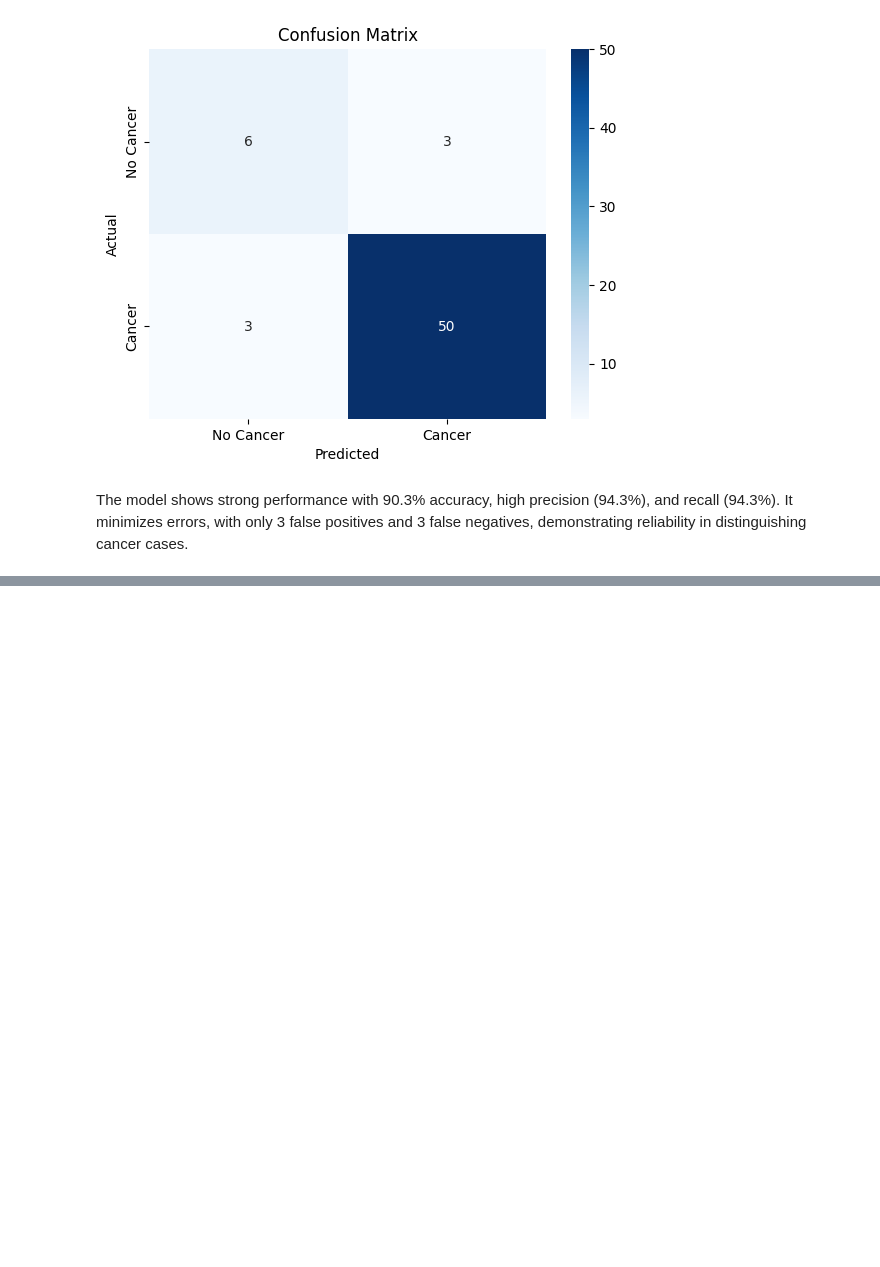
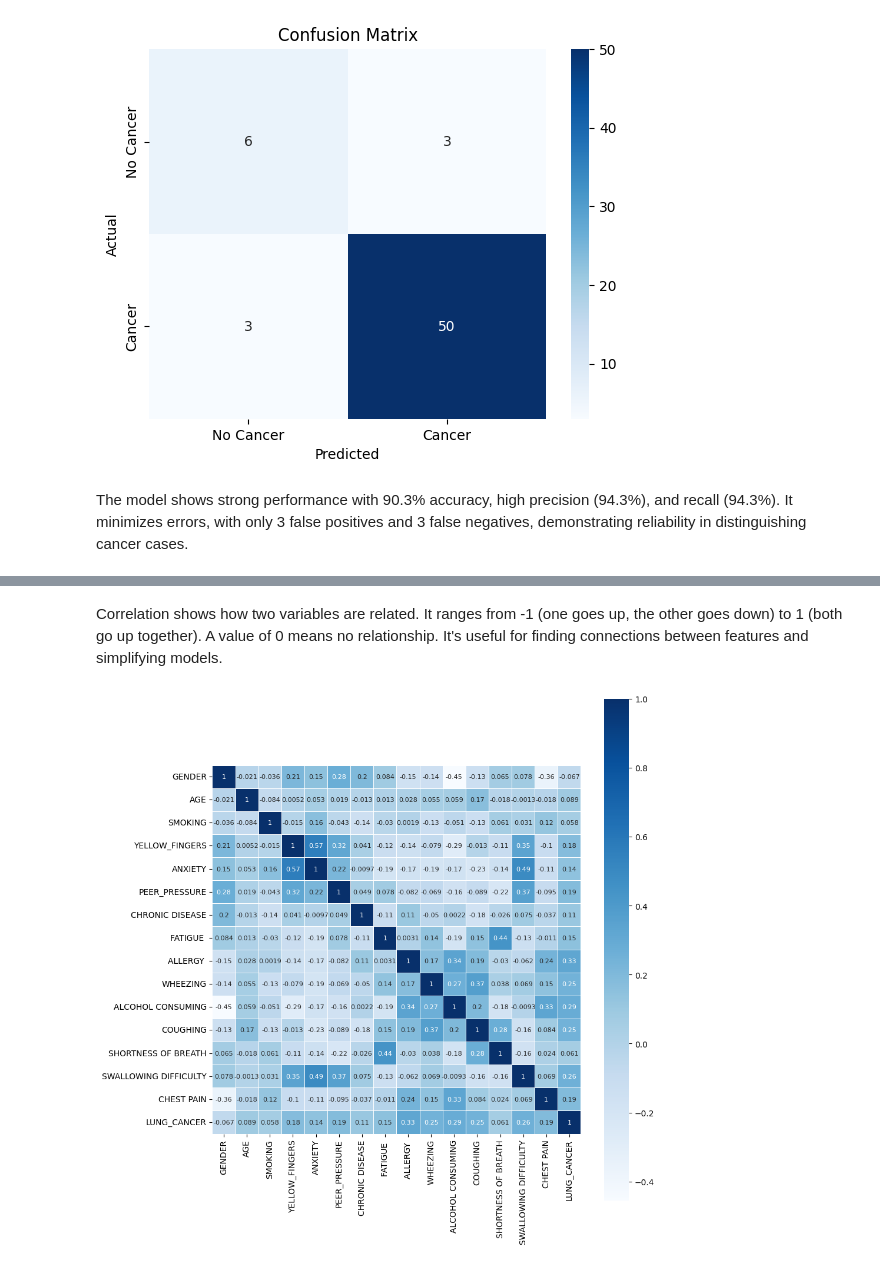
Before and after one commit to Kabindra02/lung-cancer-detection, a Jupyter notebook: AI_assignment.ipynb, the cells around one changed output, grey strips where cells are left out. Saved outputs shown, nothing was run; the diff lists cells and outputs as text; code cells hidden in the pictures; blank space fills up the shorter version.

```diff
--- a/AI_assignment.ipynb
+++ b/AI_assignment.ipynb
@@ -290,3 +290,7 @@ Confusion Matrix:
 [figure]
 # %% [markdown]
 The model shows strong performance with 90.3% accuracy, high precision (94.3%), and recall (94.3%). It minimizes errors, with only 3 false positives and 3 false negatives, demonstrating reliability in distinguishing cancer cases.
+# %%
+#Finding Correlation
+cn=data.corr()
+cn
@@ -292,0 +315,12 @@ The model shows strong performance with 90.3% accuracy, high precision (94.3%),
+# %% [markdown]
+Correlation shows how two variables are related. It ranges from -1 (one goes up, the other goes down) to 1 (both go up together). A value of 0 means no relationship. It's useful for finding connections between features and simplifying models.
+# %%
+#Correlation
+cmap=sns.diverging_palette(260,-10,s=50, l=75, n=6,
+as_cmap=True)
+plt.subplots(figsize=(10,10))
+sns.heatmap(cn, cmap="Blues", annot=True, square=True, annot_kws={'size': 8}, linewidths=0.5)
+plt.tight_layout()
+plt.show()
+# %% [output]
+[figure, added]
```
Also changed, not shown: parts of 1 cell of this notebook.
